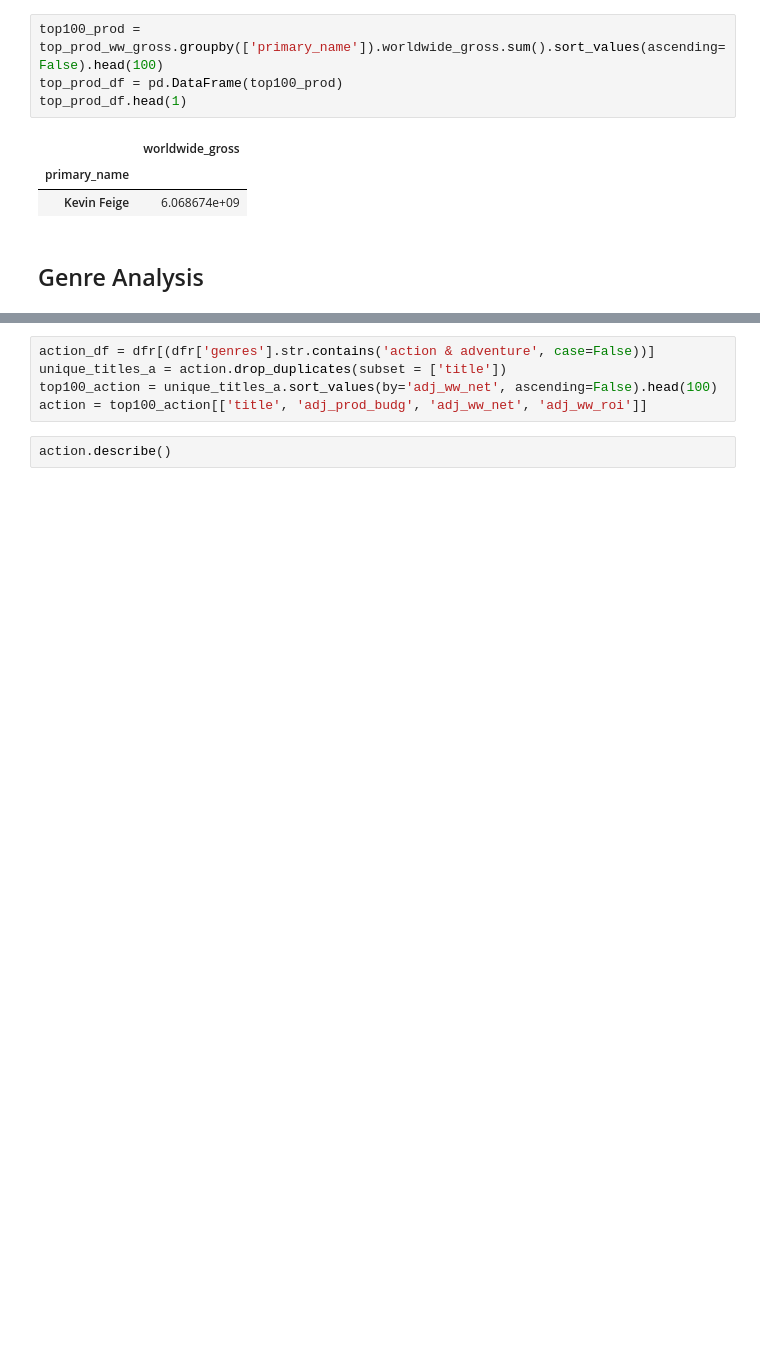
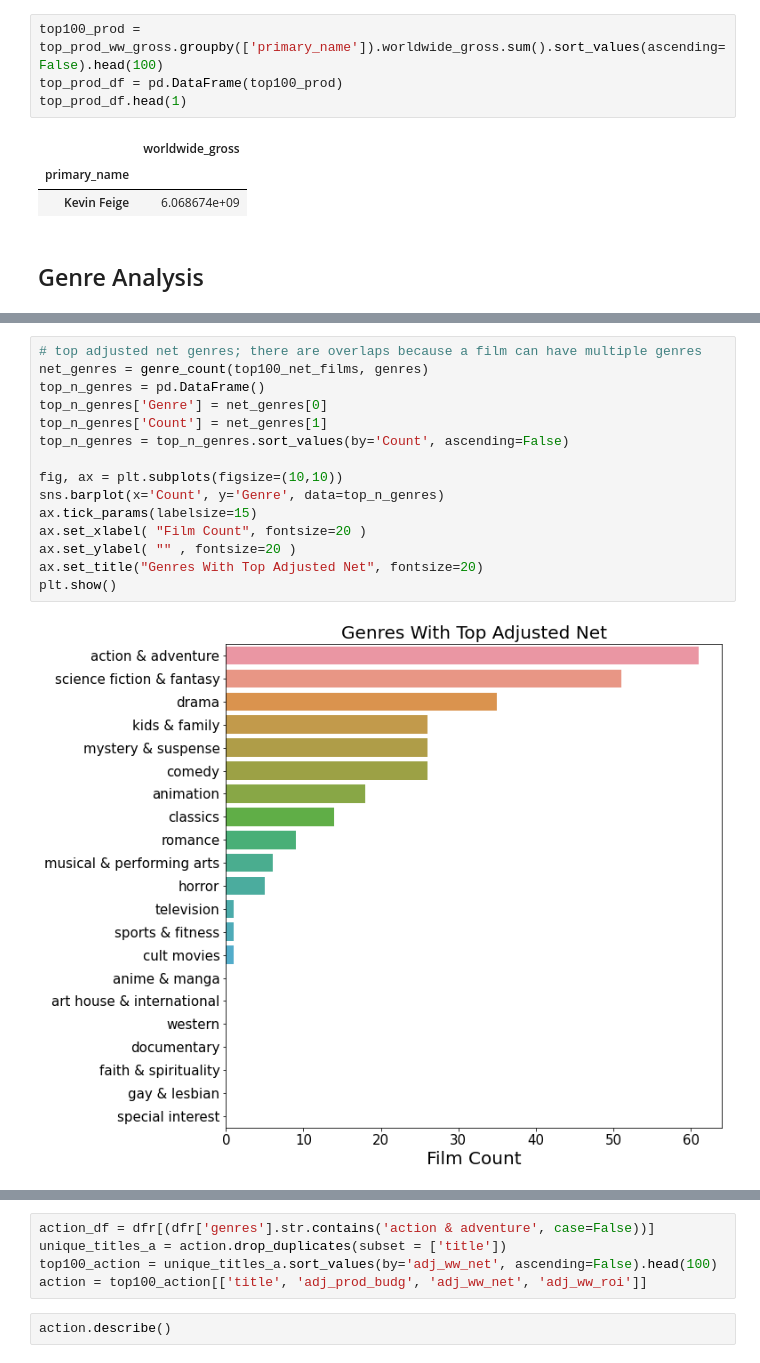
Before and after one commit to jeffreyhwatson/MS_Box_Office_Insights, a Jupyter notebook: main_workspace.ipynb, the cells around one changed output, grey strips where cells are left out. Drawn from its saved outputs; the diff is of its cells as text; blank space fills up the shorter version.

```diff
--- a/main_workspace.ipynb
+++ b/main_workspace.ipynb
@@ -1046,0 +1113,17 @@ raw_genres = list(set(split_list))
+# %%
+# top adjusted net genres; there are overlaps because a film can have multiple genres
+net_genres = genre_count(top100_net_films, genres)
+top_n_genres = pd.DataFrame()
+top_n_genres['Genre'] = net_genres[0]
+top_n_genres['Count'] = net_genres[1]
+top_n_genres = top_n_genres.sort_values(by='Count', ascending=False)
+
+fig, ax = plt.subplots(figsize=(10,10))
+sns.barplot(x='Count', y='Genre', data=top_n_genres)
+ax.tick_params(labelsize=15)
+ax.set_xlabel( "Film Count", fontsize=20 )
+ax.set_ylabel( "" , fontsize=20 )
+ax.set_title("Genres With Top Adjusted Net", fontsize=20)
+plt.show()
+# %% [output]
+[figure, added]
```
Also changed, not shown: parts of 21 cells of this notebook.
